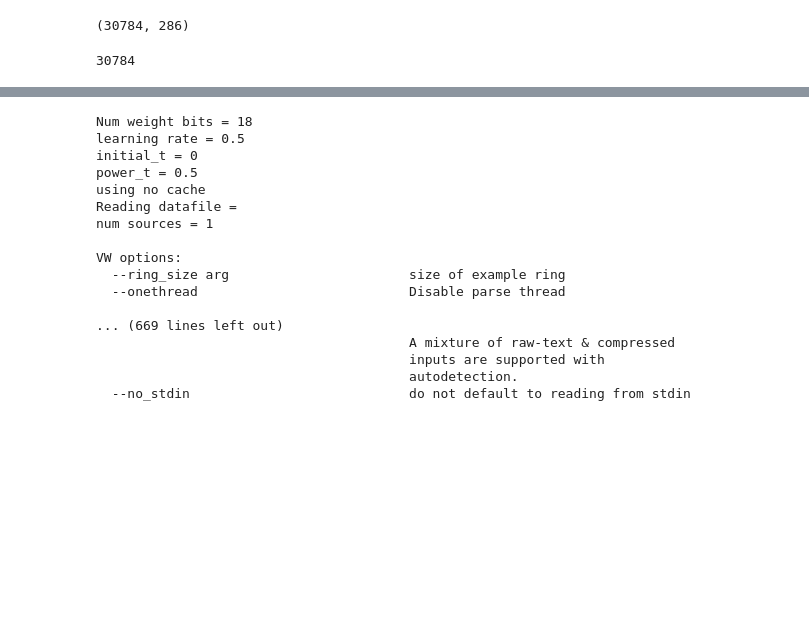
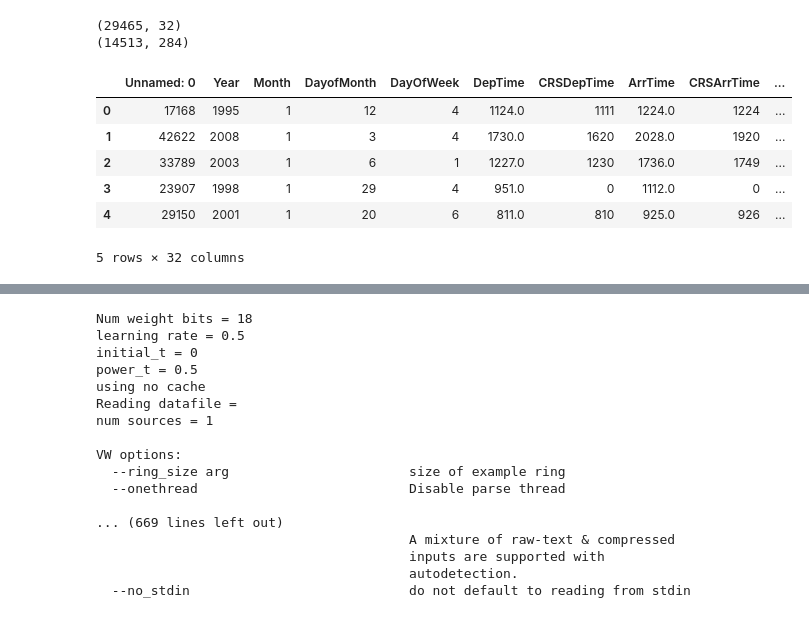
Before and after one commit to suryapa1/deploy-ml-to-production-toolkit, a Jupyter notebook: notebooks/Dynamic_Model_Training.ipynb, the cells around one changed output, grey strips where cells are left out. Drawn from its saved outputs; the diff is of its cells as text; code cells hidden in the pictures; blank space fills up the shorter version.

Commit message:
Build test v.2.

```diff
--- a/notebooks/Dynamic_Model_Training.ipynb
+++ b/notebooks/Dynamic_Model_Training.ipynb
@@ -7,14 +38,22 @@ from datetime import datetime
 import pickle
 import time
 
-training_examples = pd.read_pickle("../data/processed/airlines_training_examples.pkl")
-f1=open("../data/processed/airlines_training_targets.pkl",'rb')
-training_targets = pickle.load(f1)
-f1.close()
-test_examples = pd.read_pickle("../data/processed/airlines_test_examples.pkl")
+DATA_DIR="../data/processed/"
+
+train = pd.read_csv(DATA_DIR + "train.csv")
+test = pd.read_csv(DATA_DIR + "test.csv")
+print(train.shape)
+print(test.shape)
+# %% [output]
+(29465, 32)
+(14513, 284)
-# %%
-print(training_examples.shape)
-len(training_targets)
-# %% [output]
-(30784, 286)
-30784
+# %%
+train.head()
+# %% [output]
+|  | Unnamed: 0 | Year | Month | DayofMonth | DayOfWeek | DepTime | CRSDepTime | ArrTime | CRSArrTime | ... |
+| 0 | 17168 | 1995 | 1 | 12 | 4 | 1124.0 | 1111 | 1224.0 | 1224 | ... |
+| 1 | 42622 | 2008 | 1 | 3 | 4 | 1730.0 | 1620 | 2028.0 | 1920 | ... |
+| 2 | 33789 | 2003 | 1 | 6 | 1 | 1227.0 | 1230 | 1736.0 | 1749 | ... |
+| 3 | 23907 | 1998 | 1 | 29 | 4 | 951.0 | 0 | 1112.0 | 0 | ... |
+| 4 | 29150 | 2001 | 1 | 20 | 6 | 811.0 | 810 | 925.0 | 926 | ... |
+5 rows × 32 columns
```
Also changed, not shown: parts of 15 cells of this notebook, 22 other files.
